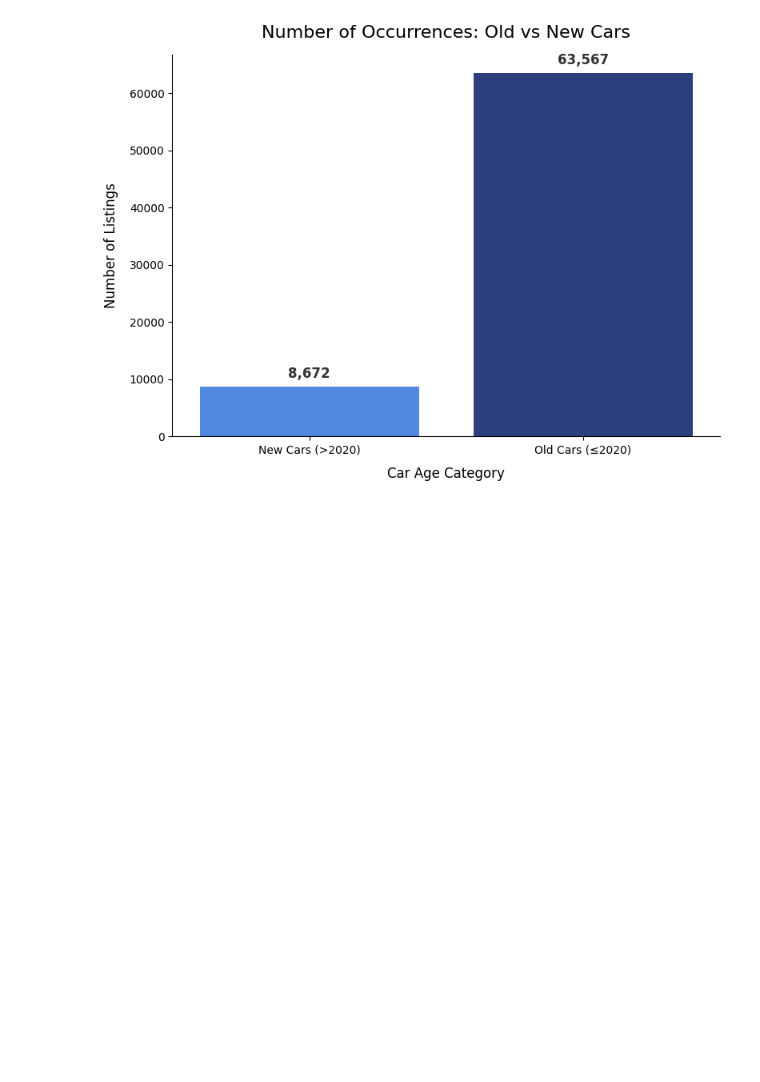
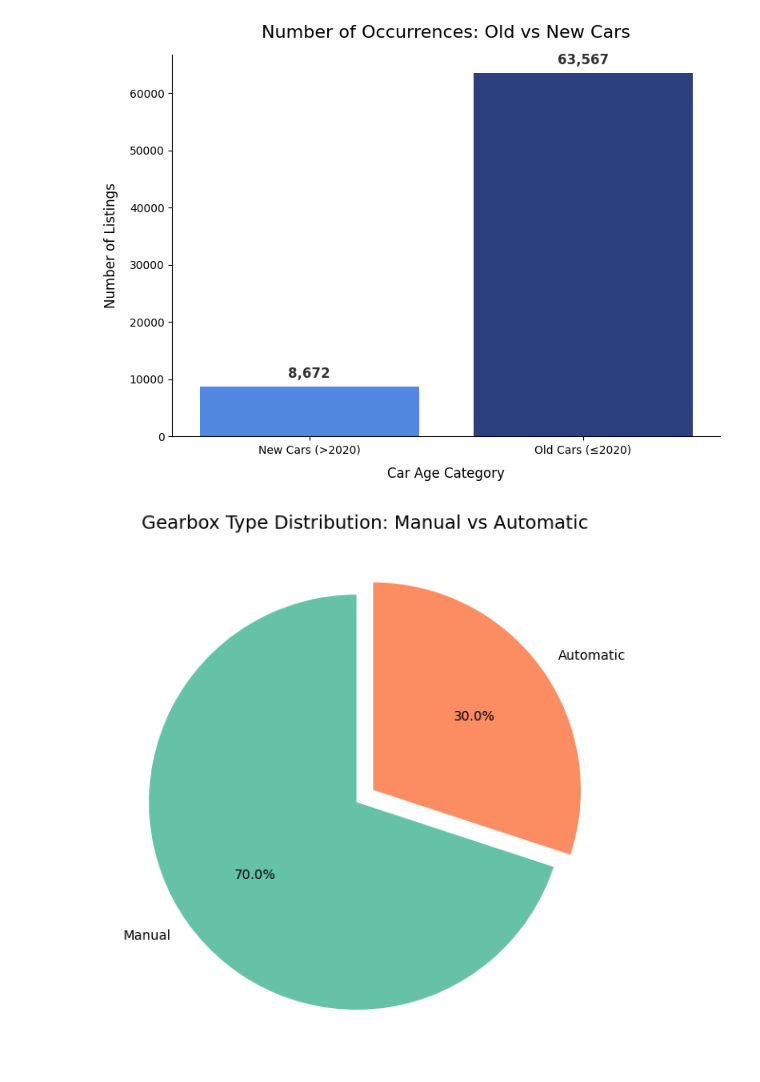
Before and after one commit to ahmed-bahlaoui/used_cars_dataset, a Jupyter notebook: notebook.ipynb, the cells around one changed output. Saved outputs shown, nothing was run; the diff lists cells and outputs as text; code cells hidden in the pictures; blank space fills up the shorter version.

```diff
--- a/notebook.ipynb
+++ b/notebook.ipynb
@@ -569,0 +584,14 @@ Passing `palette` without assigning `hue` is deprecated and will be removed in v
+# %%
+# Calculate the distribution of gearbox types
+df['Gearbox'].value_counts(normalize=True).mul(100).round(2)
+
+# Visualize with a simple pie chart
+fig, ax = plt.subplots(figsize=(6, 6))
+df['Gearbox'].value_counts().plot.pie(autopct='%1.1f%%', colors=['#66c2a5', '#fc8d62'],
+                                     startangle=90, explode=(0.05, 0.05), ax=ax)
+ax.set_ylabel('')
+ax.set_title('Gearbox Type Distribution: Manual vs Automatic', fontsize=14)
+plt.tight_layout()
+plt.show()
+# %% [output]
+[figure, added]
```
Also changed, not shown: parts of 19 cells of this notebook.
